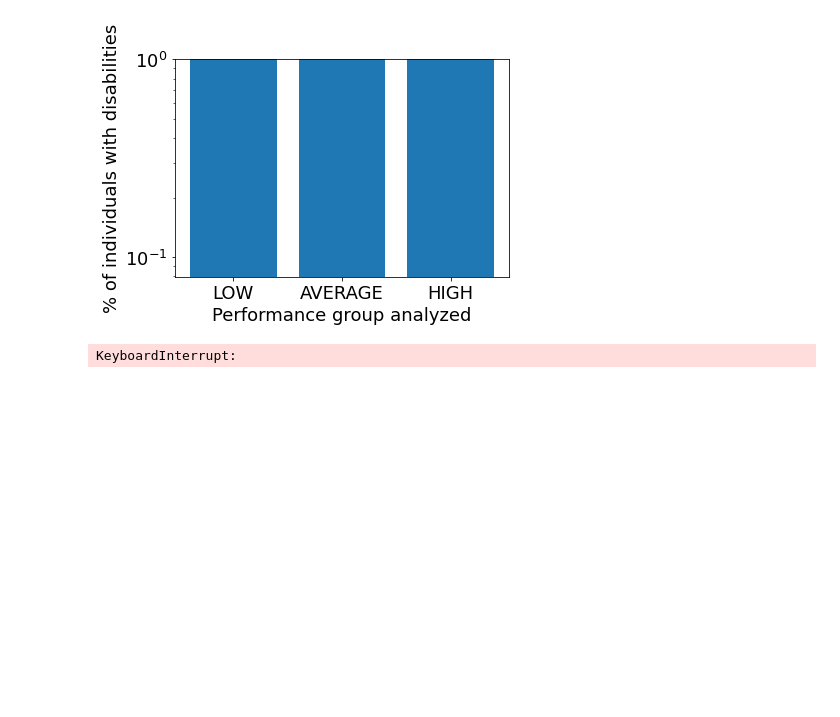
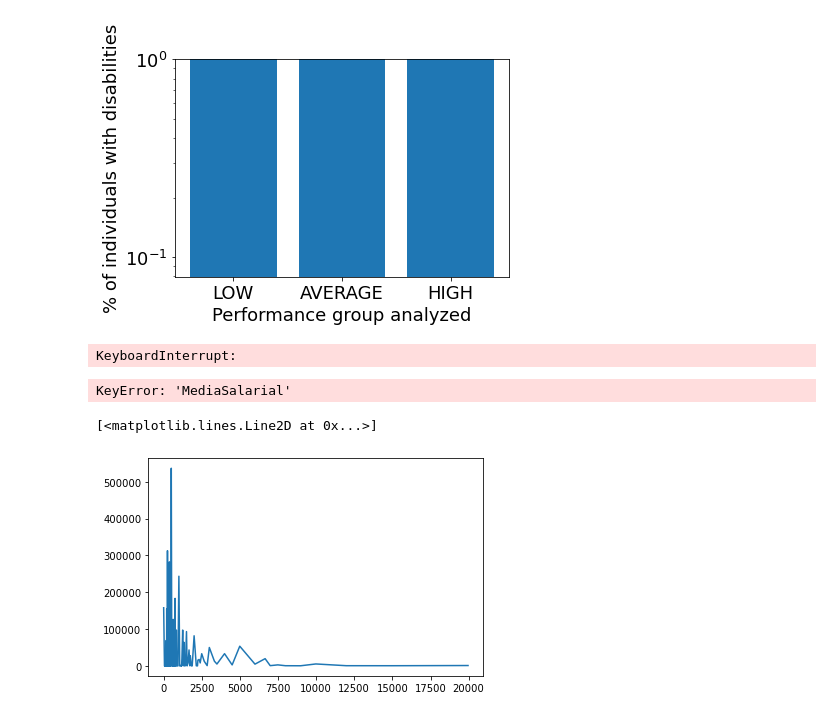
Before and after one commit to joaoaugusto05/ENEM-ANALYSIS, a Jupyter notebook: AnaliseCondicoes.ipynb, the cells around one changed output. Drawn from its saved outputs; the diff is of its cells as text; code cells hidden in the pictures; blank space fills up the shorter version.

```diff
--- a/AnaliseCondicoes.ipynb
+++ b/AnaliseCondicoes.ipynb
@@ -570,0 +665,15 @@ KeyboardInterrupt:
+# %%
+clrData = pd.read_csv(paths[0], sep = ',', encoding = 'ISO-8859-1')
+# %%
+salarioCorresp = {'A': 0, 'B': 394, 'C':952, 'D': 1377, 'E': 1771, 'F': 2177, 'G': 2758, 'H': 3532, 'I': 4334, 'J':5122, 'K': 5910, 'L': 6698, 'M': 7486, 'N': 8668, 'O': 10638, 'P': 13790, 'Q': 19960}
+clrData['Salario'] = clrData['Q006'].map(salarioCorresp)
+clrData['MediaSalarial'] = clrData['Salario']/clrData['Q005']
+# %%
+dataGauss = clrData.groupby('MediaSalarial')
+# %% [output]
+KeyError: 'MediaSalarial'
+# %%
+plt.plot(dataGauss.groups.keys(), dataGauss['MediaSalarial'].count())
+# %% [output]
+[<matplotlib.lines.Line2D at 0x...>]
+[figure, added]
```
Also changed, not shown: parts of 80 cells of this notebook.
